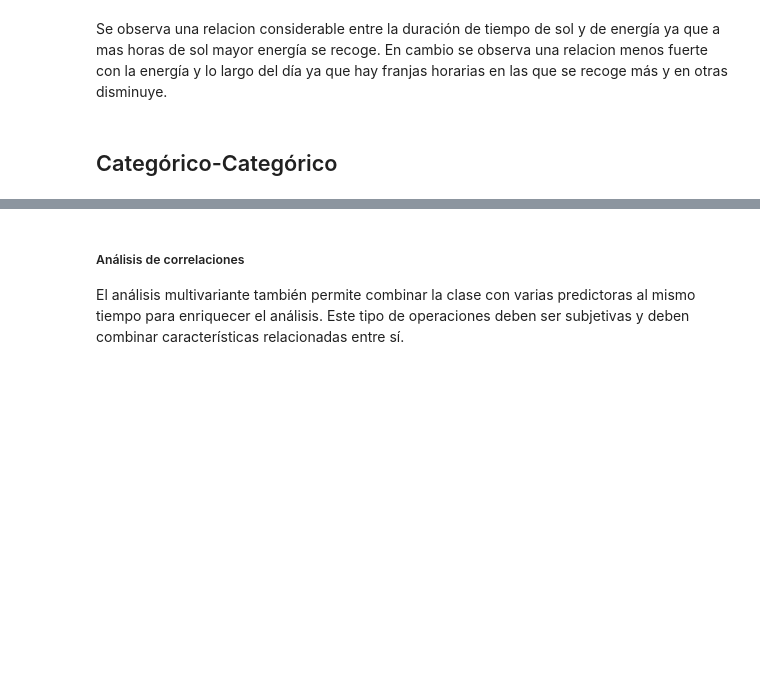
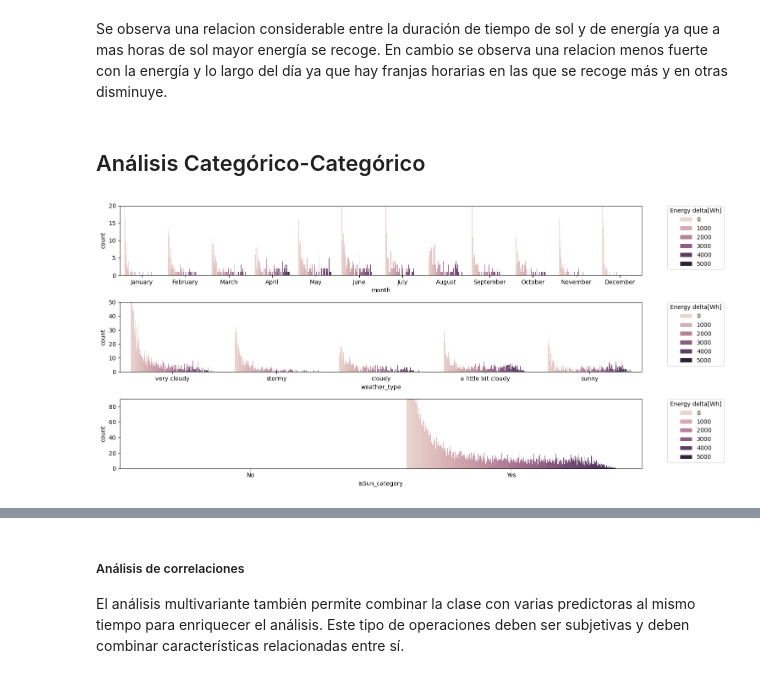
Before and after one commit to 4GeeksAcademy/Final-Project-JOF, a Jupyter notebook: src/Proyecto JOF.ipynb, the cells around one changed output, grey strips where cells are left out. Drawn from its saved outputs; the diff is of its cells as text; code cells hidden in the pictures; blank space fills up the shorter version.

```diff
--- a/src/Proyecto JOF.ipynb
+++ b/src/Proyecto JOF.ipynb
@@ -717,4 +717,25 @@ plt.show()
 # %% [markdown]
 Se observa una relacion considerable entre la duración de tiempo de sol y de energía ya que a mas horas de sol mayor energía se recoge. En cambio se observa una relacion menos fuerte con la energía y lo largo del día ya que hay franjas horarias en las que se recoge más y en otras disminuye.
 # %% [markdown]
-## Categórico-Categórico
+## Análisis Categórico-Categórico
+# %%
+# se establece un límite para el eje y, de manera que sea posible visualizar corectamente los gráficos
+
+fig, axis = plt.subplots(3, figsize=(15, 7))
+
+# Primer gráfico
+sns.countplot(ax=axis[0], data=total_data, x="month", hue="Energy delta[Wh]").set(ylim=(0, 20))
+legend_0 = axis[0].legend(title="Energy delta[Wh]", bbox_to_anchor=(1.05, 1), loc='upper left', borderaxespad=0.)
+
+# Segundo gráfico
+sns.countplot(ax=axis[1], data=total_data, x="weather_type", hue="Energy delta[Wh]").set(ylim=(0, 50))
+legend_1 = axis[1].legend(title="Energy delta[Wh]", bbox_to_anchor=(1.05, 1), loc='upper left', borderaxespad=0.)
+
+# Tercer gráfico
+sns.countplot(ax=axis[2], data=total_data, x="isSun_category", hue="Energy delta[Wh]").set(ylim=(0, 90))
+legend_2 = axis[2].legend(title="Energy delta[Wh]", bbox_to_anchor=(1.05, 1), loc='upper left', borderaxespad=0.)
+
+plt.tight_layout()
+plt.show()
+# %% [output]
+[figure, added]
```
Also changed, not shown: parts of 10 cells of this notebook.
